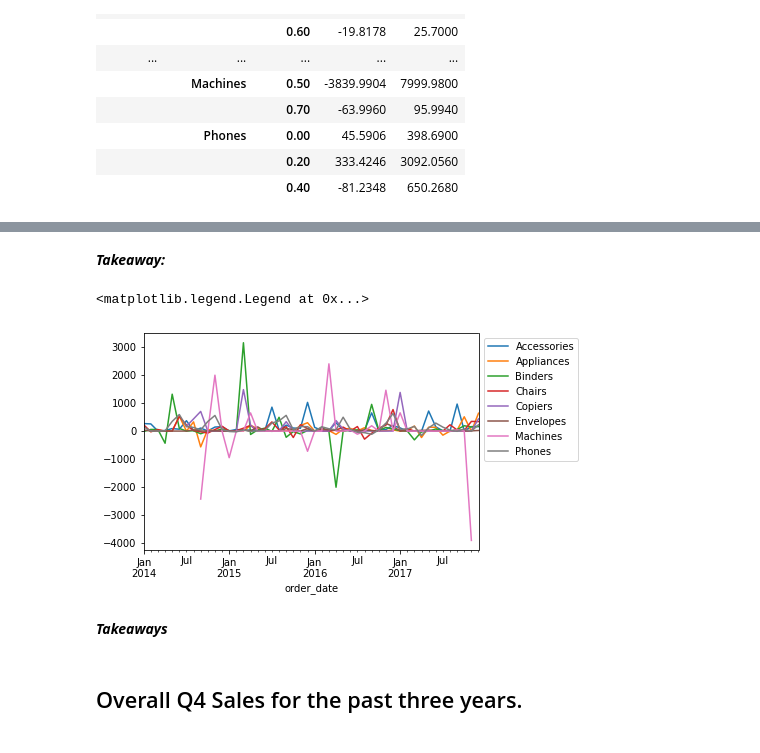
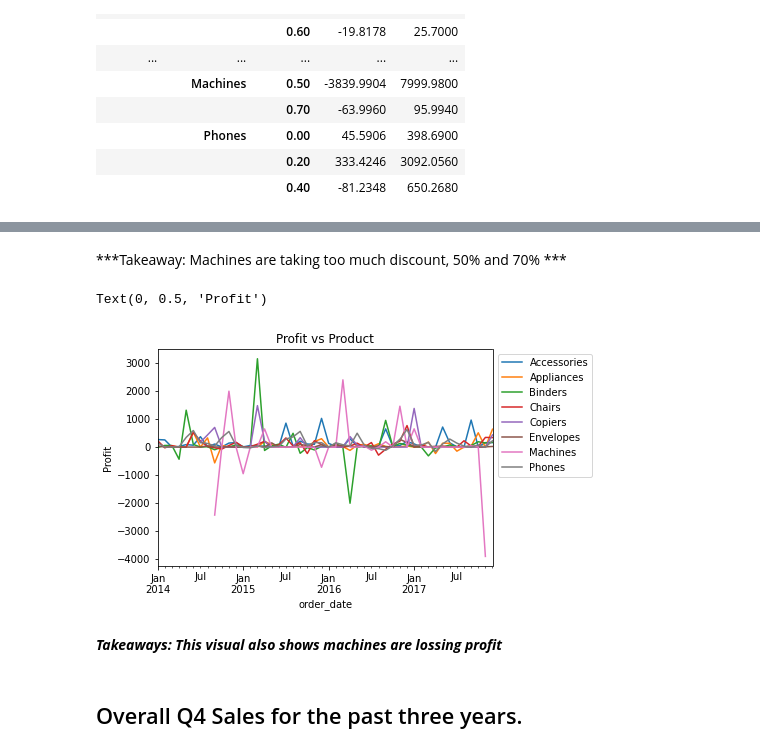
Before and after one commit to ella-braeden-time-series-unlimited/time-series-project, a Jupyter notebook: Final Report.ipynb, the cells around one changed output, grey strips where cells are left out. Cells and saved outputs as stored; diff of their text form; code cells hidden in the pictures.

```diff
--- a/Final Report.ipynb
+++ b/Final Report.ipynb
@@ -275,22 +272,26 @@ df.loc['2017-11-04']
-# %% [markdown]
-***Takeaway:***
+# %% [markdown]
+***Takeaway: Machines are taking too much discount, 50% and 70% ***
+# %%
+df = df.set_index('order_date').sort_index()
 # %%
 the_list = df[df['sub_category'] != 'Paper']
 the_list = the_list[the_list['sub_category'] != 'Supplies']
 the_list = the_list[the_list['sub_category'] != 'Bookcases']
 the_list = the_list[the_list['sub_category'] != 'Fasteners']
 the_list = the_list[the_list['sub_category'] != 'Tables']
 the_list = the_list[the_list['sub_category'] != 'Labels']
 the_list = the_list[the_list['sub_category'] != 'Art']
 the_list = the_list[the_list['sub_category'] != 'Storage']
 the_list = the_list[the_list['sub_category'] != 'Furnishings']
 the_list.groupby('sub_category').resample('m').profit.sum().unstack(0).plot()
 plt.legend(loc="upper left", bbox_to_anchor=(1, 1))
+plt.title('Profit vs Product')
+plt.ylabel('Profit')
 # %% [output]
-<matplotlib.legend.Legend at 0x...>
+Text(0, 0.5, 'Profit')
-[figure, old version]
+[figure, new version]
-# %% [markdown]
-***Takeaways***
+# %% [markdown]
+***Takeaways: This visual also shows machines are lossing profit***
 # %% [markdown]
 ## Overall Q4 Sales for the past three years.
 # %%
```
Also changed, not shown: parts of 29 cells of this notebook, 3 other files.
